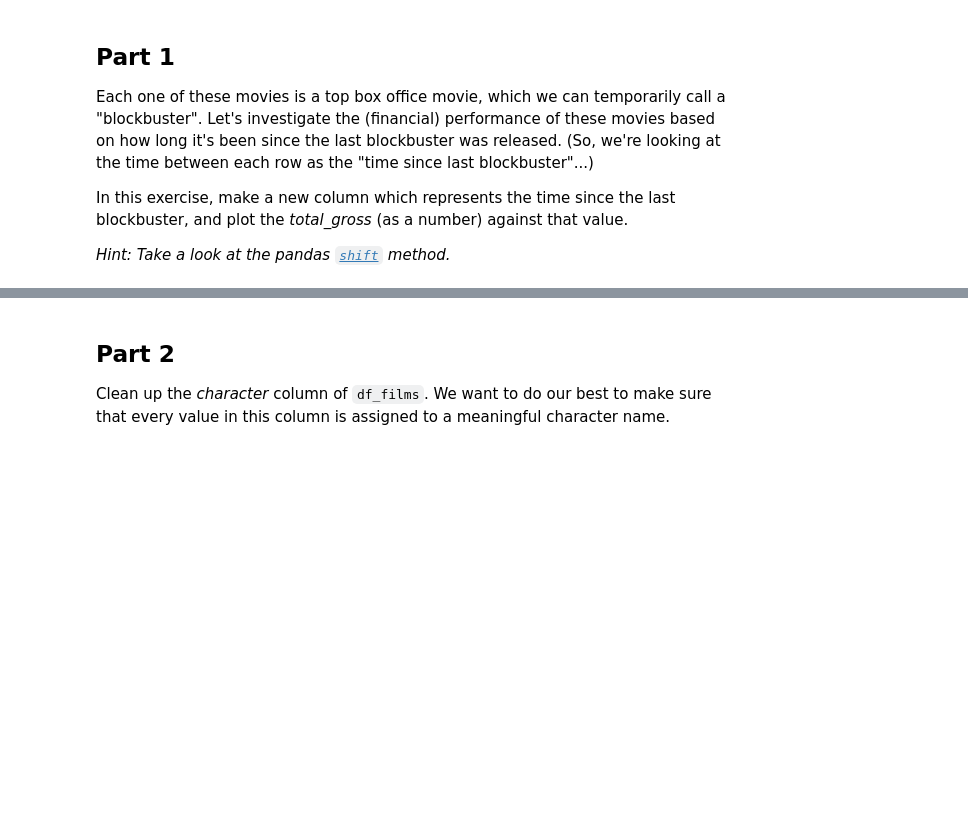
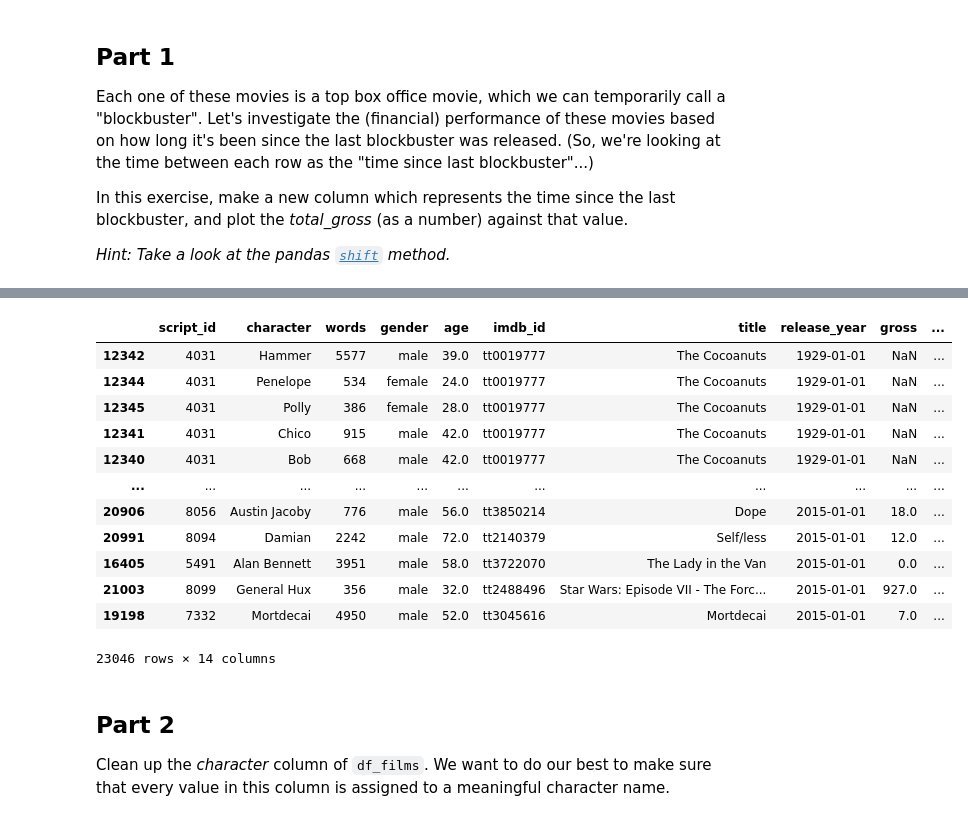
Before and after one commit to Varsha5502/Gitstuff, a Jupyter notebook: Lab 4/lab_4-2.ipynb, the cells around one changed output, grey strips where cells are left out. Saved outputs shown, nothing was run; the diff lists cells and outputs as text; code cells hidden in the pictures; blank space fills up the shorter version.

```diff
--- a/Lab 4/lab_4-2.ipynb
+++ b/Lab 4/lab_4-2.ipynb
@@ -925,0 +953,18 @@ plt.show()
+# %%
+import pandas as pd
+import matplotlib.pyplot as plt
+
+df_films['release_year'] = pd.to_datetime(df_films['release_year'], format='%Y')
+
+df_films.sort_values(by='release_year', inplace=True)
+
+blockbusters = df_films.groupby('title')['gross'].transform(max) == df_films['gross']
+
+df_films['time_since_last_blockbuster'] = (df_films['release_year'] - df_films['release_year'].shift(1)).dt.days.fillna(0)
+
+total_gross = df_films.groupby('time_since_last_blockbuster')['gross'].sum()
+
+total_gross.plot(kind='bar', title='Total Gross vs Time Since Last Blockbuster')
+plt.xlabel('Time Since Last Blockbuster (Days)')
+plt.ylabel('Total Gross')
+plt.show()
@@ -925,0 +973,20 @@ plt.show()
+# %%
+import pandas as pd
+import matplotlib.pyplot as plt
+
+# Assuming you have loaded your dataset into a DataFrame named 'df'
+
+# Sort the dataframe by release_year
+df_films.sort_values(by='release_year', inplace=True)
+
+# Calculate time since last blockbuster in days
+df_films['time_since_last_blockbuster'] = (df_films['release_year'] - df_films['release_year'].shift(1)).dt.days
+
+# Plot total gross against time since last blockbuster
+plt.figure(figsize=(10, 6))
+plt.scatter(df_films['time_since_last_blockbuster'], df_films['gross'], color='blue')
+plt.xlabel('Time Since Last Blockbuster (days)')
+plt.ylabel('Total Gross')
+plt.title('Total Gross vs Time Since Last Blockbuster')
+plt.grid(True)
+plt.show()
@@ -926,3 +995,19 @@ plt.show()
+# %%
+df_films
+# %% [output]
+|  | script_id | character | words | gender | age | imdb_id | title | release_year | gross | ... |
+| 12342 | 4031 | Hammer | 5577 | male | 39.0 | tt0019777 | The Cocoanuts | 1929-01-01 | NaN | ... |
+| 12344 | 4031 | Penelope | 534 | female | 24.0 | tt0019777 | The Cocoanuts | 1929-01-01 | NaN | ... |
+| 12345 | 4031 | Polly | 386 | female | 28.0 | tt0019777 | The Cocoanuts | 1929-01-01 | NaN | ... |
+| 12341 | 4031 | Chico | 915 | male | 42.0 | tt0019777 | The Cocoanuts | 1929-01-01 | NaN | ... |
+| 12340 | 4031 | Bob | 668 | male | 42.0 | tt0019777 | The Cocoanuts | 1929-01-01 | NaN | ... |
+| ... | ... | ... | ... | ... | ... | ... | ... | ... | ... | ... |
+| 20906 | 8056 | Austin Jacoby | 776 | male | 56.0 | tt3850214 | Dope | 2015-01-01 | 18.0 | ... |
+| 20991 | 8094 | Damian | 2242 | male | 72.0 | tt2140379 | Self/less | 2015-01-01 | 12.0 | ... |
+| 16405 | 5491 | Alan Bennett | 3951 | male | 58.0 | tt3722070 | The Lady in the Van | 2015-01-01 | 0.0 | ... |
+| 21003 | 8099 | General Hux | 356 | male | 32.0 | tt2488496 | Star Wars: Episode VII - The Forc... | 2015-01-01 | 927.0 | ... |
+| 19198 | 7332 | Mortdecai | 4950 | male | 52.0 | tt3045616 | Mortdecai | 2015-01-01 | 7.0 | ... |
+23046 rows × 14 columns
 # %% [markdown]
 ## Part 2
 
```
Also changed, not shown: parts of 9 cells of this notebook, 1 other file.
